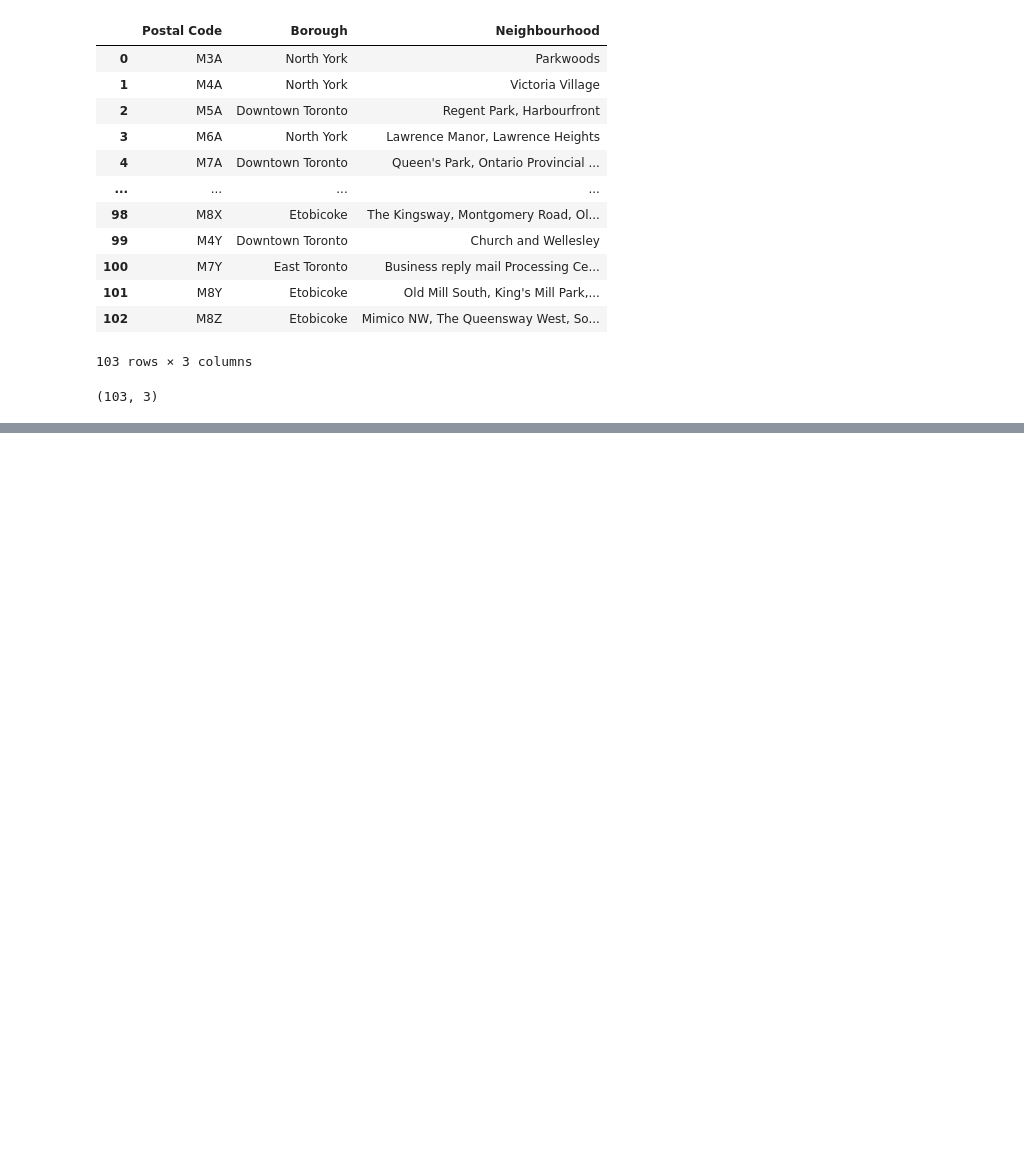
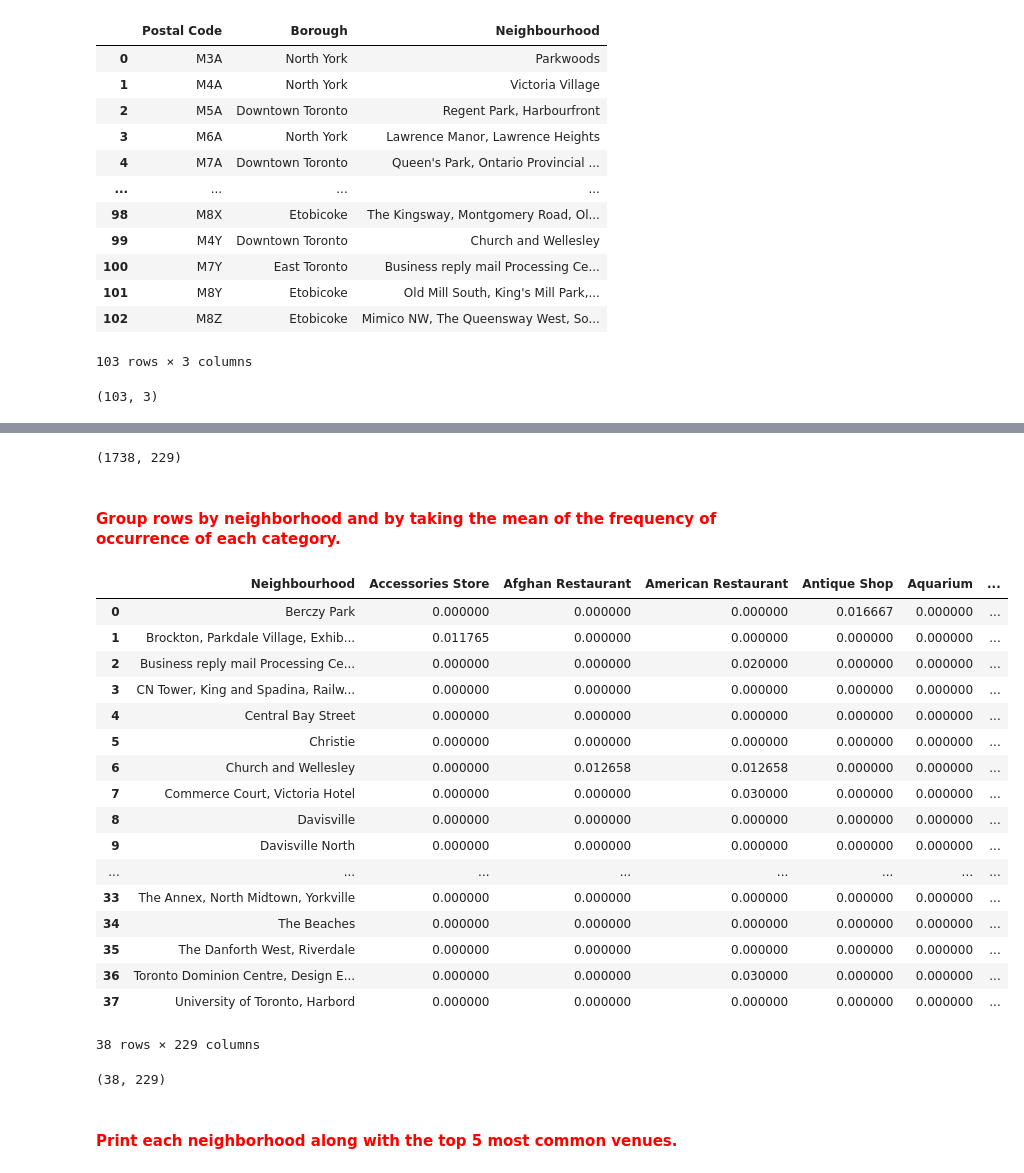
Before and after one commit to TomonagaNogami/Coursera_Capstone, a Jupyter notebook: Coursera_Capstone.ipynb, the cells around one changed output, grey strips where cells are left out. Drawn from its saved outputs; the diff is of its cells as text; code cells hidden in the pictures; blank space fills up the shorter version.

```diff
--- a/Coursera_Capstone.ipynb
+++ b/Coursera_Capstone.ipynb
@@ -76,0 +142,3 @@ neighborhood.shape
+# %%
+tronto_data = neighborhood[neighborhood['Borough'].str.contains('Toronto')].reset_index(drop=True)
+tronto_data.head()
@@ -76,0 +167,20 @@ neighborhood.shape
+# %%
+!pip install folium
+import folium
+
+map_tronto = folium.Map(location=[latitude, longitude], zoom_start=12)
+
+for lat, lng, borough, neighbor in zip(tronto_data['Latitude'], tronto_data['Longtitude'], tronto_data['Borough'], tronto_data['Neighbourhood']):
+    label = '{}, {}'.format(neighbor, borough)
+    label = folium.Popup(label, parse_html=True)
+    folium.CircleMarker(
+        [lat, lng],
+        radius=5,
+        popup=label,
+        color='blue',
+        fill=True,
+        fill_color='#3186cc',
+        fill_opacity=0.7,
+        parse_html=False).add_to(map_tronto)
+
+map_tronto
@@ -76,0 +250,5 @@ neighborhood.shape
+# %%
+tronto_venues = getNearbyVenues(names=tronto_data['Neighbourhood'],
+                                   latitudes=tronto_data['Latitude'],
+                                   longitudes=tronto_data['Longtitude']
+                                  )
@@ -76,0 +311,11 @@ neighborhood.shape
+# %%
+# one hot encoding
+tronto_onehot = pd.get_dummies(tronto_venues[['Venue Category']], prefix="", prefix_sep="")
+
+# add neighborhood column back to dataframe
+tronto_onehot['Neighbourhood'] = tronto_venues['Neighbourhood']
+
+# move neighborhood column to the first column
+fixed_columns = [tronto_onehot.columns[-1]] + list(tronto_onehot.columns[:-1])
+tronto_onehot = tronto_onehot[fixed_columns]
+tronto_onehot.head()
@@ -76,0 +330,34 @@ neighborhood.shape
+# %%
+tronto_onehot.shape
+# %% [output]
+(1738, 229)
+# %% [markdown]
+#### <font color='red'>Group rows by neighborhood and by taking the mean of the frequency of occurrence of each category.</font>
+# %%
+tronto_grouped = tronto_onehot.groupby('Neighbourhood').mean().reset_index()
+tronto_grouped
+# %% [output]
+|  | Neighbourhood | Accessories Store | Afghan Restaurant | American Restaurant | Antique Shop | Aquarium | ... |
+| 0 | Berczy Park | 0.000000 | 0.000000 | 0.000000 | 0.016667 | 0.000000 | ... |
+| 1 | Brockton, Parkdale Village, Exhib... | 0.011765 | 0.000000 | 0.000000 | 0.000000 | 0.000000 | ... |
+| 2 | Business reply mail Processing Ce... | 0.000000 | 0.000000 | 0.020000 | 0.000000 | 0.000000 | ... |
+| 3 | CN Tower, King and Spadina, Railw... | 0.000000 | 0.000000 | 0.000000 | 0.000000 | 0.000000 | ... |
+| 4 | Central Bay Street | 0.000000 | 0.000000 | 0.000000 | 0.000000 | 0.000000 | ... |
+| 5 | Christie | 0.000000 | 0.000000 | 0.000000 | 0.000000 | 0.000000 | ... |
+| 6 | Church and Wellesley | 0.000000 | 0.012658 | 0.012658 | 0.000000 | 0.000000 | ... |
+| 7 | Commerce Court, Victoria Hotel | 0.000000 | 0.000000 | 0.030000 | 0.000000 | 0.000000 | ... |
+| 8 | Davisville | 0.000000 | 0.000000 | 0.000000 | 0.000000 | 0.000000 | ... |
+| 9 | Davisville North | 0.000000 | 0.000000 | 0.000000 | 0.000000 | 0.000000 | ... |
+| ... | ... | ... | ... | ... | ... | ... | ... |
+| 33 | The Annex, North Midtown, Yorkville | 0.000000 | 0.000000 | 0.000000 | 0.000000 | 0.000000 | ... |
+| 34 | The Beaches | 0.000000 | 0.000000 | 0.000000 | 0.000000 | 0.000000 | ... |
+| 35 | The Danforth West, Riverdale | 0.000000 | 0.000000 | 0.000000 | 0.000000 | 0.000000 | ... |
+| 36 | Toronto Dominion Centre, Design E... | 0.000000 | 0.000000 | 0.030000 | 0.000000 | 0.000000 | ... |
+| 37 | University of Toronto, Harbord | 0.000000 | 0.000000 | 0.000000 | 0.000000 | 0.000000 | ... |
+38 rows × 229 columns
+# %%
+tronto_grouped.shape
+# %% [output]
+(38, 229)
+# %% [markdown]
+#### <font color='red'>Print each neighborhood along with the top 5 most common venues.</font>
```
Also changed, not shown: parts of 56 cells of this notebook.
